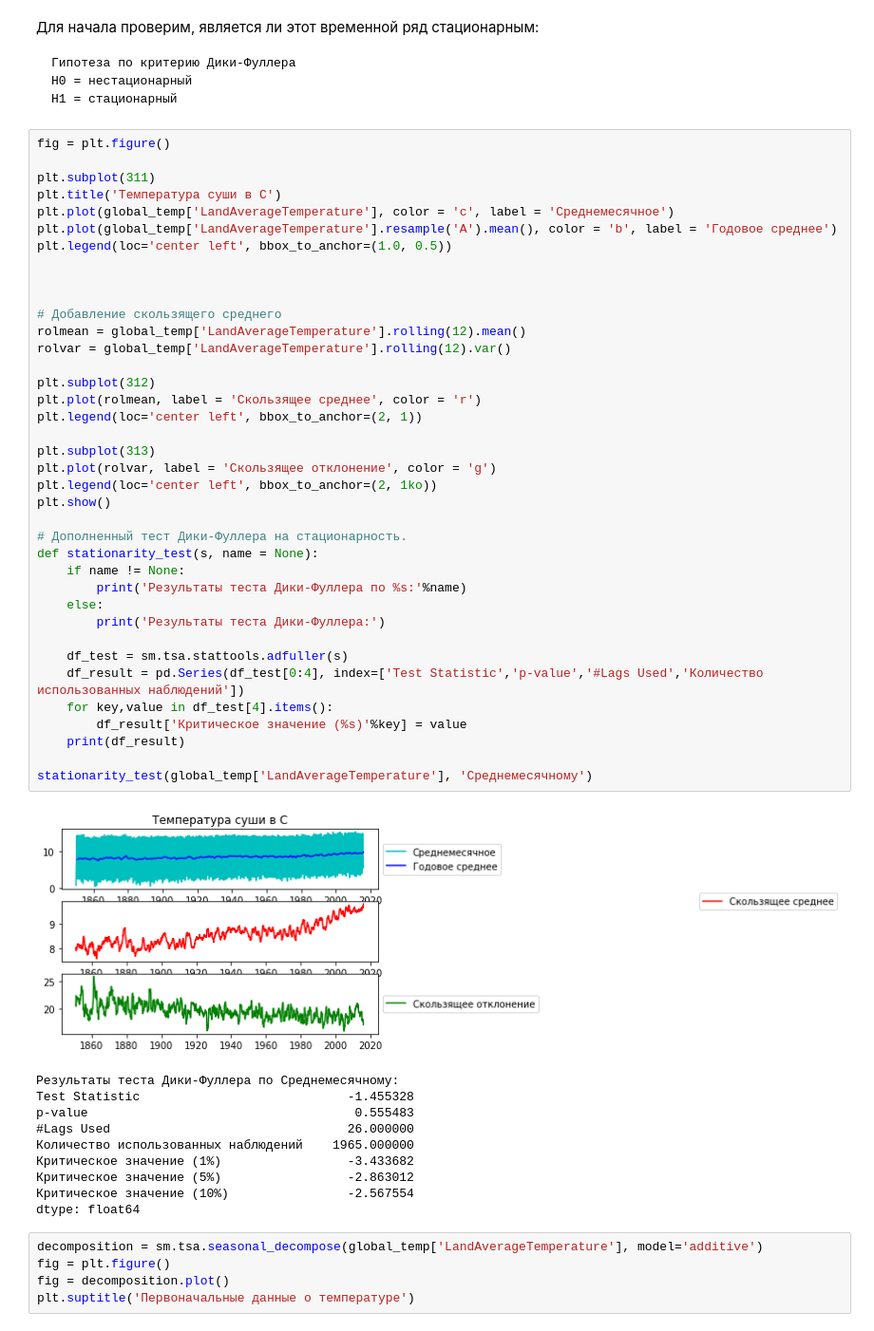
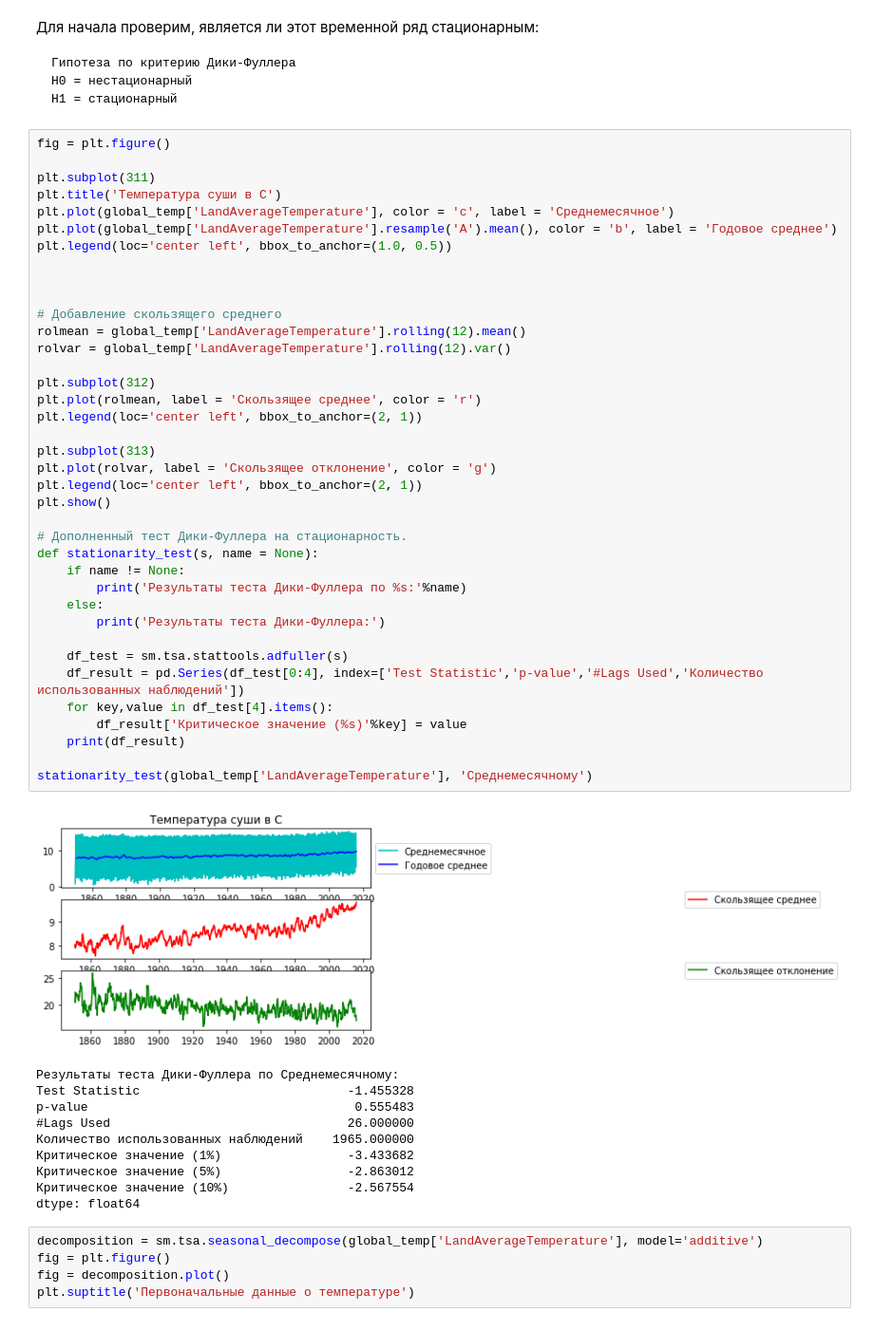
Before and after one commit to SizovaDarya708/ClimateChange, a Jupyter notebook: Climate Change Project.ipynb, the cells around one changed output. Shown: that part at 95% size. Drawn from its saved outputs; the diff is of its cells as text.

```diff
--- a/Climate Change Project.ipynb
+++ b/Climate Change Project.ipynb
@@ -238,35 +251,35 @@ plt.legend(loc='center left', bbox_to_anchor=(1.0, 0.5))
 
 
 
 # Добавление скользящего среднего
 rolmean = global_temp['LandAverageTemperature'].rolling(12).mean()
 rolvar = global_temp['LandAverageTemperature'].rolling(12).var()
 
 plt.subplot(312)
 plt.plot(rolmean, label = 'Скользящее среднее', color = 'r')
 plt.legend(loc='center left', bbox_to_anchor=(2, 1))
 
 plt.subplot(313)
 plt.plot(rolvar, label = 'Скользящее отклонение', color = 'g')
-plt.legend(loc='center left', bbox_to_anchor=(2, 1ko))
+plt.legend(loc='center left', bbox_to_anchor=(2, 1))
 plt.show()
 
 # Дополненный тест Дики-Фуллера на стационарность.
 def stationarity_test(s, name = None):
     if name != None:
         print('Результаты теста Дики-Фуллера по %s:'%name)
     else:
         print('Результаты теста Дики-Фуллера:')
 
     df_test = sm.tsa.stattools.adfuller(s)
     df_result = pd.Series(df_test[0:4], index=['Test Statistic','p-value','#Lags Used','Количество использованных наблюдений'])
     for key,value in df_test[4].items():
         df_result['Критическое значение (%s)'%key] = value
     print(df_result)
 
 stationarity_test(global_temp['LandAverageTemperature'], 'Среднемесячному')
 # %% [output]
-[figure, old version]
+[figure, new version]
 Результаты теста Дики-Фуллера по Среднемесячному:
 Test Statistic                            -1.455328
 p-value                                    0.555483
```
Also changed, not shown: parts of 4 cells of this notebook, 2 other files.
